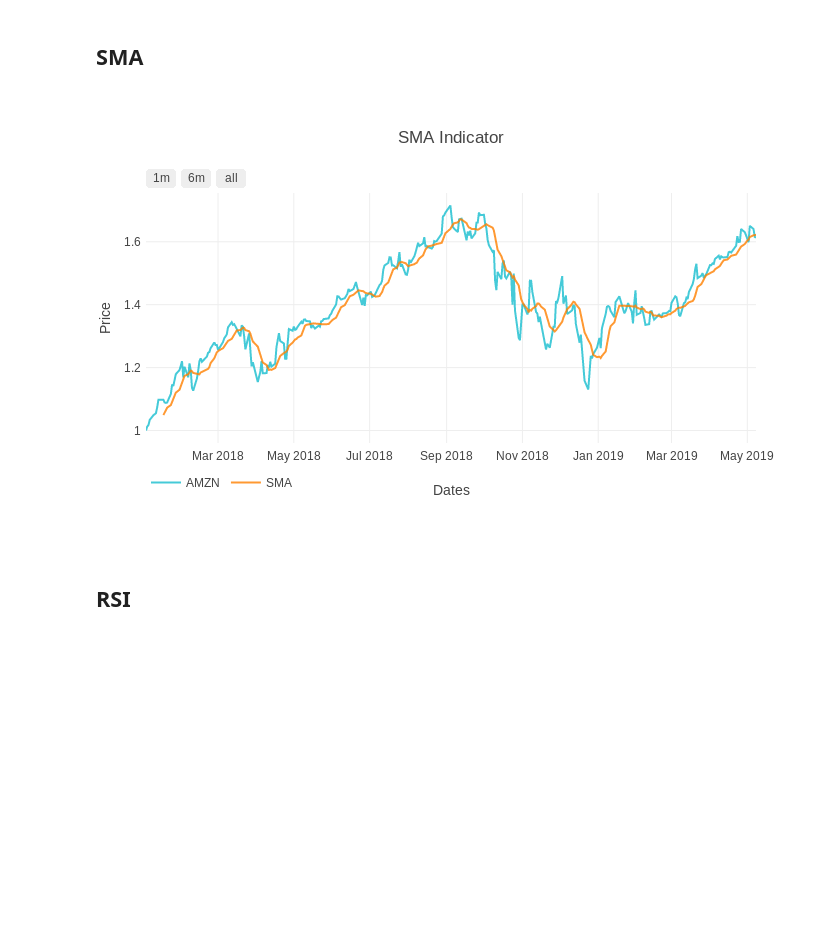
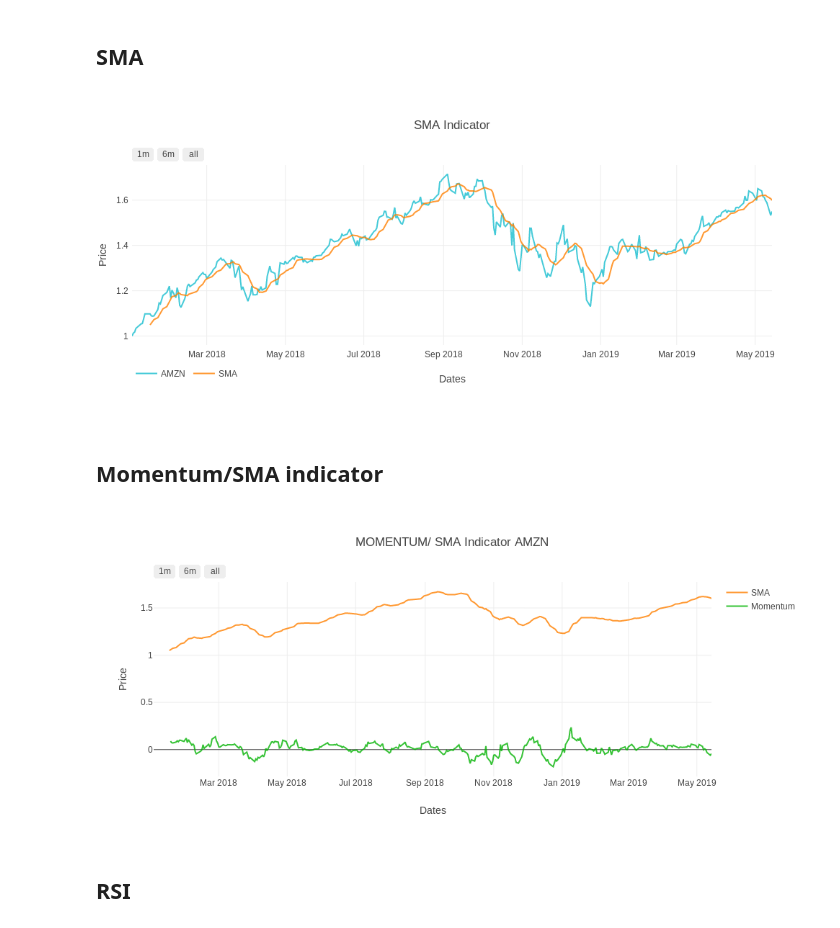
Before and after one commit to kairosart/factors, a Jupyter notebook: strategy_learner_getting_online_data.ipynb, the cells around one changed output. Cells and saved outputs as stored; diff of their text form; code cells hidden in the pictures; blank space fills up the shorter version.

Commit message:
Chaging indicators calculation.

```diff
--- a/strategy_learner_getting_online_data.ipynb
+++ b/strategy_learner_getting_online_data.ipynb
@@ -248,14 +264,21 @@ iplot(plot_boll)
 # %%
 # Normalize Adj Close
 adj_close_normalized = normalize_data(portf_value)
-
+adj_scaled = scaling_data(normed_df, 'Adj Close')
 # Compute SMA
 sma, q = get_sma(adj_close_normalized['Adj Close'], window=10)
 normed_df['SMA'] = sma
 plot_sma = plot_sma_indicator(normed_df, symbol, output_type='nb')
 iplot(plot_sma)
 # %% [output]
-[figure, old version]
+[figure, new version]
+# %% [markdown]
+## Momentum/SMA indicator
+# %%
+plot_mom_sma = plot_momentum_sma_indicator(normed_df, symbol, sma, mom, output_type='nb')
+iplot(plot_mom_sma)
+# %% [output]
+[figure, added]
 # %% [markdown]
 ## RSI
 # %%
```
Also changed, not shown: parts of 18 cells of this notebook, 1 other file.
